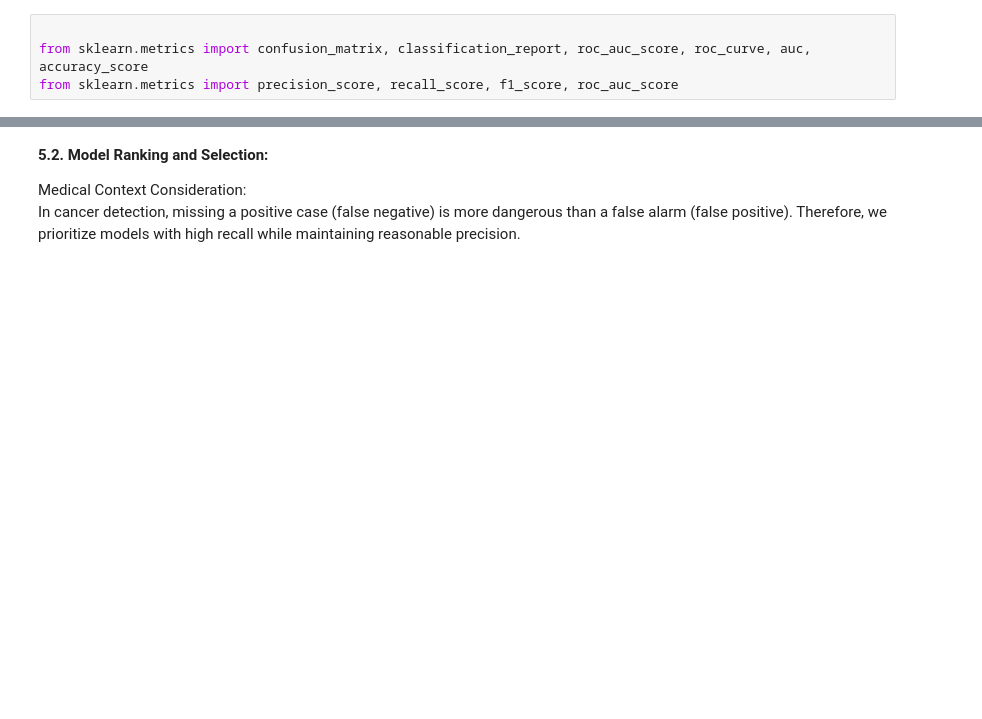
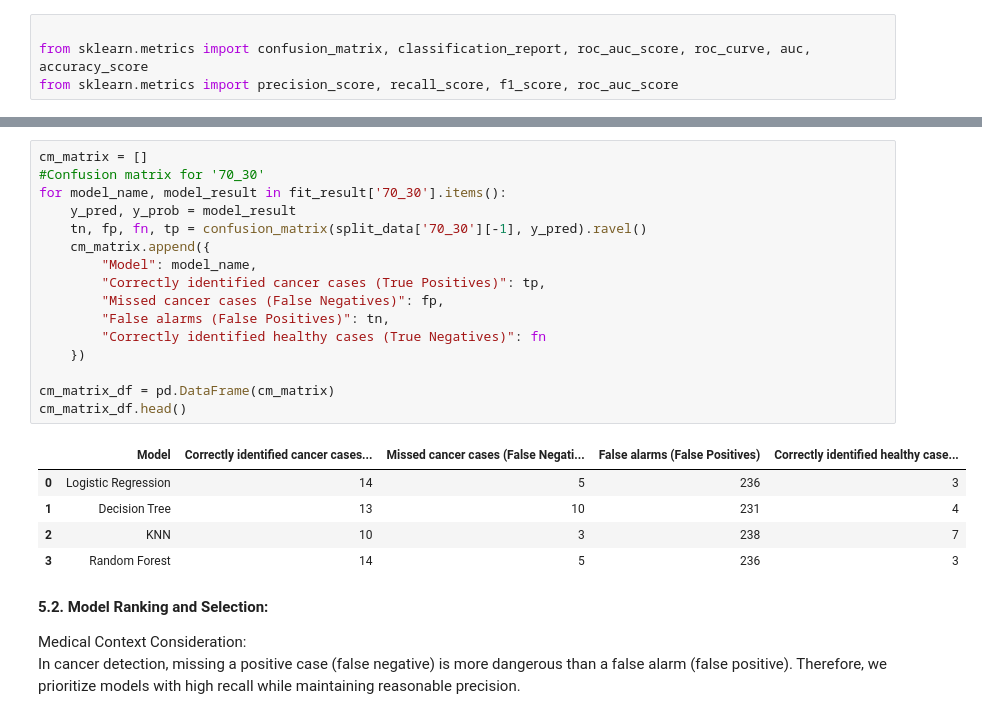
Before and after one commit to mudu89/ML_AssignmentPS01, a Jupyter notebook: 2024DA04200_Problem_Statement_1.ipynb, the cells around one changed output, grey strips where cells are left out. Drawn from its saved outputs; the diff is of its cells as text; blank space fills up the shorter version.

```diff
--- a/2024DA04200_Problem_Statement_1.ipynb
+++ b/2024DA04200_Problem_Statement_1.ipynb
@@ -775,3 +786,25 @@ cm_matrix_df.head()
+# %%
+cm_matrix = []
+#Confusion matrix for '70_30'
+for model_name, model_result in fit_result['70_30'].items():
+    y_pred, y_prob = model_result
+    tn, fp, fn, tp = confusion_matrix(split_data['70_30'][-1], y_pred).ravel()
+    cm_matrix.append({
+        "Model": model_name,
+        "Correctly identified cancer cases (True Positives)": tp,
+        "Missed cancer cases (False Negatives)": fp,
+        "False alarms (False Positives)": tn,
+        "Correctly identified healthy cases (True Negatives)": fn
+    })
+
+cm_matrix_df = pd.DataFrame(cm_matrix)
+cm_matrix_df.head()
+# %% [output]
+|  | Model | Correctly identified cancer cases... | Missed cancer cases (False Negati... | False alarms (False Positives) | Correctly identified healthy case... |
+| 0 | Logistic Regression | 14 | 5 | 236 | 3 |
+| 1 | Decision Tree | 13 | 10 | 231 | 4 |
+| 2 | KNN | 10 | 3 | 238 | 7 |
+| 3 | Random Forest | 14 | 5 | 236 | 3 |
 # %% [markdown]
 **5.2. Model Ranking and Selection:**
 
```
Also changed, not shown: parts of 6 cells of this notebook.
